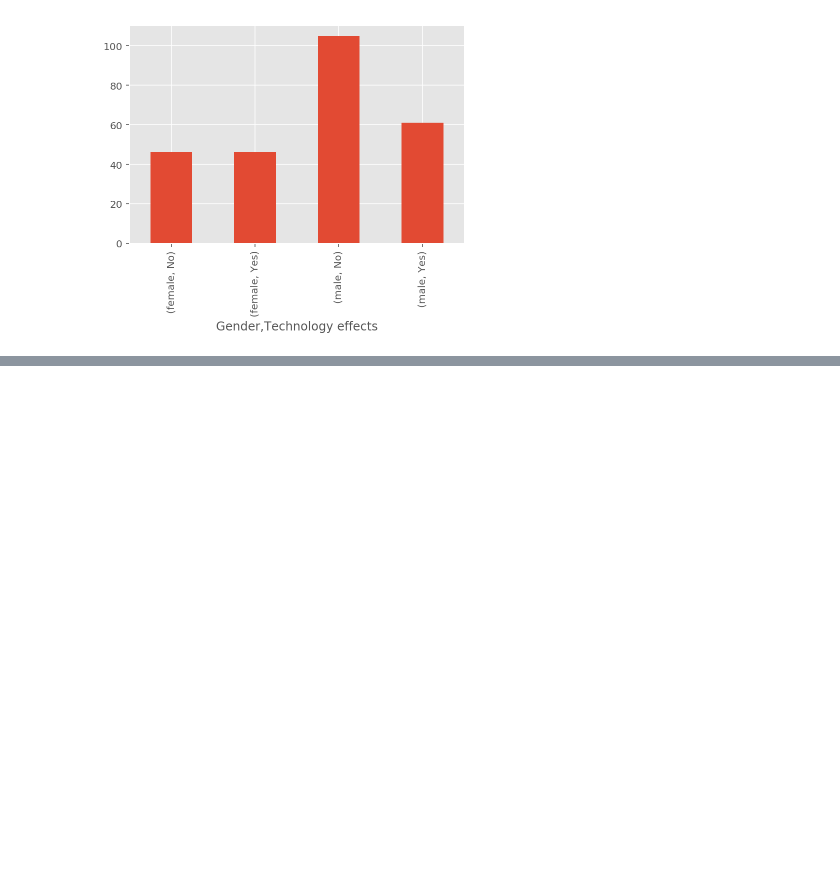
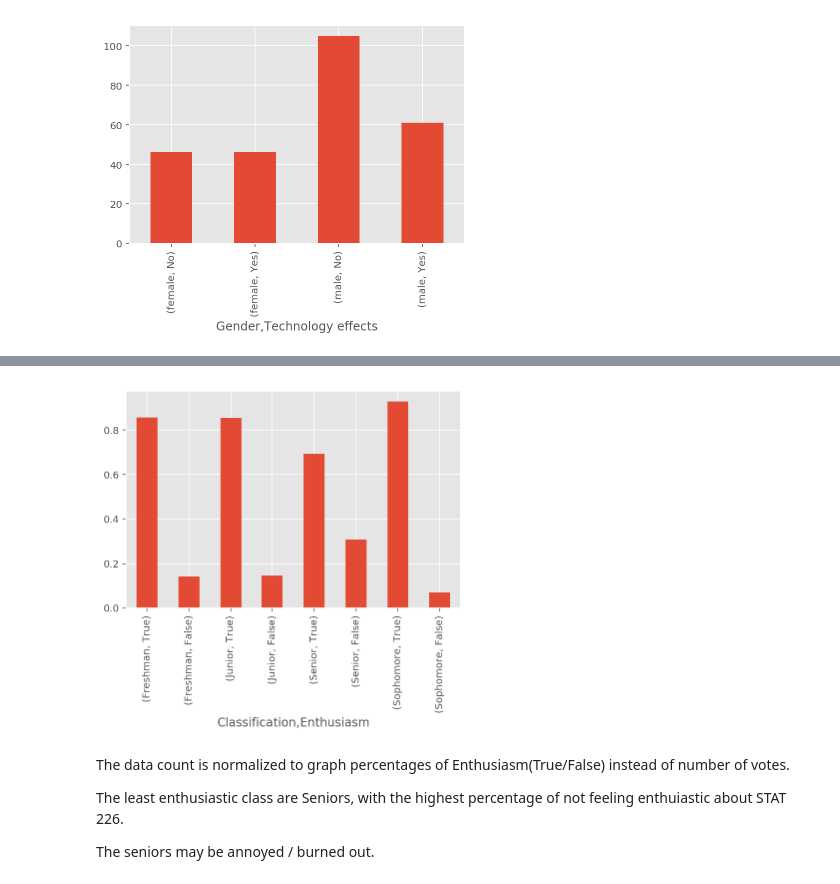
Before and after one commit to gurgalex/stat226, a Jupyter notebook: Hw1_prob4_background_survey.ipynb, the cells around one changed output, grey strips where cells are left out. Cells and saved outputs as stored; diff of their text form; code cells hidden in the pictures; blank space fills up the shorter version.

Commit message:
Add 4j, talk about percentage vs total votes

```diff
--- a/Hw1_prob4_background_survey.ipynb
+++ b/Hw1_prob4_background_survey.ipynb
@@ -247,0 +256,13 @@ plt.show(graph_gender_tech_effects)
+# %%
+enthusiasm_by_class = sd.groupby(["Classification"])
+graph_enthusiam_by_class = enthusiasm_by_class["Enthusiasm"].value_counts(normalize=True).plot(kind="bar")
+plt.savefig("Enthusiasm_by_class.png", bbox_inches='tight')
+plt.show(graph_enthusiam_by_class)
+# %% [output]
+[figure, added]
+# %% [markdown]
+The data count is normalized to graph percentages of Enthusiasm(True/False) instead of number of votes.
+
+The least enthusiastic class are Seniors, with the highest percentage of not feeling enthuiastic about STAT 226.
+
+The seniors may be annoyed / burned out.
```
Also changed, not shown: parts of 3 cells of this notebook.
